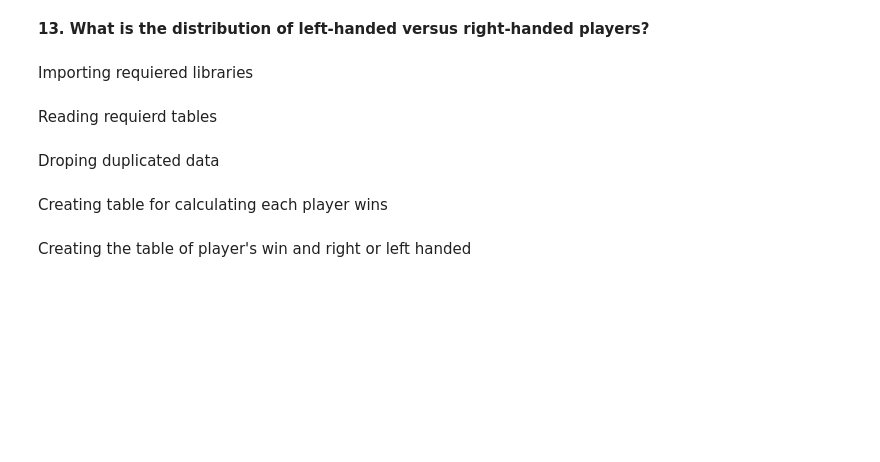
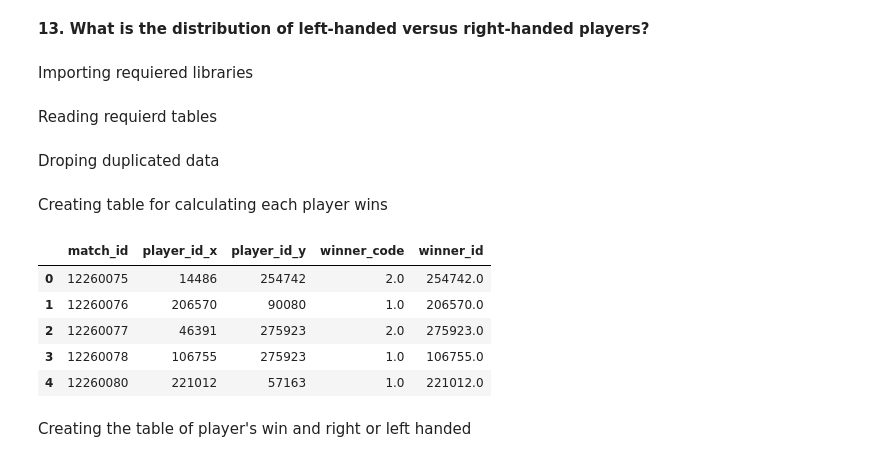
Before and after one commit to bank-maedeh/TennisMatchUsers-Maedeh-Desktop-TenisMatchPro, a Jupyter notebook: notebooks/question 13.ipynb, the cells around one changed output. Cells and saved outputs as stored; diff of their text form; code cells hidden in the pictures; blank space fills up the shorter version.

```diff
--- a/notebooks/question 13.ipynb
+++ b/notebooks/question 13.ipynb
@@ -24,14 +24,23 @@ Creating table for calculating each player wins
 # %%
 merged_HW = MatchHomeTeamInfo_dd[['match_id' ,
                                   'player_id']].merge(MatchAwayTeamInfo_dd[['match_id' ,
                                                                             'player_id']],
-                                                                             on ='match_id').drop_duplicates(subset='match_id')
+                                                                             on ='match_id').drop_duplicates('match_id')
 merged_EHW = merged_HW[['match_id' ,
                         'player_id_x' , 'player_id_y']].merge(MatchEventInfo_dd[['match_id',
                                                                                  'winner_code']],
-                                                                                  on ='match_id').drop_duplicates(subset='match_id')
+                                                                                  on ='match_id').drop_duplicates('match_id')
 merged_EHW = merged_EHW.dropna()
 merged_EHW.head()
-merged_EHW['winner_id'] = merged_EHW.apply( lambda x : x['player_id_x']  if x['winner_code']==1 else x['player_id_y'] , axis = 1)
+merged_EHW['winner_id'] = merged_EHW.apply( lambda x :
+                                           x['player_id_x']  if x['winner_code']==1 else x['player_id_y'] , axis = 1)
+merged_EHW.head()
+# %% [output]
+|  | match_id | player_id_x | player_id_y | winner_code | winner_id |
+| 0 | 12260075 | 14486 | 254742 | 2.0 | 254742.0 |
+| 1 | 12260076 | 206570 | 90080 | 1.0 | 206570.0 |
+| 2 | 12260077 | 46391 | 275923 | 2.0 | 275923.0 |
+| 3 | 12260078 | 106755 | 275923 | 1.0 | 106755.0 |
+| 4 | 12260080 | 221012 | 57163 | 1.0 | 221012.0 |
 # %% [markdown]
 Creating the table of player's win and right or left handed
```
Also changed, not shown: parts of 7 cells of this notebook.
